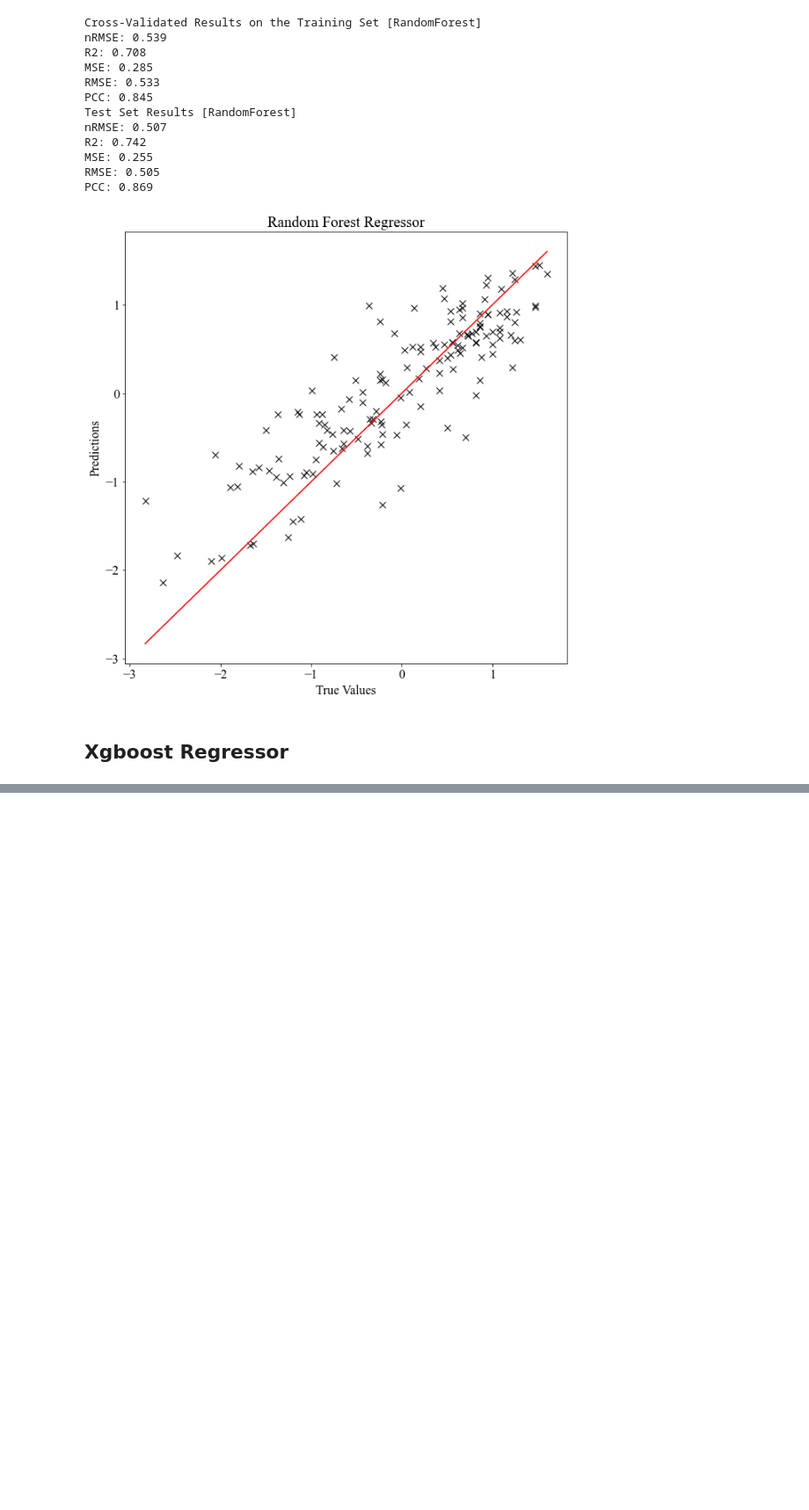
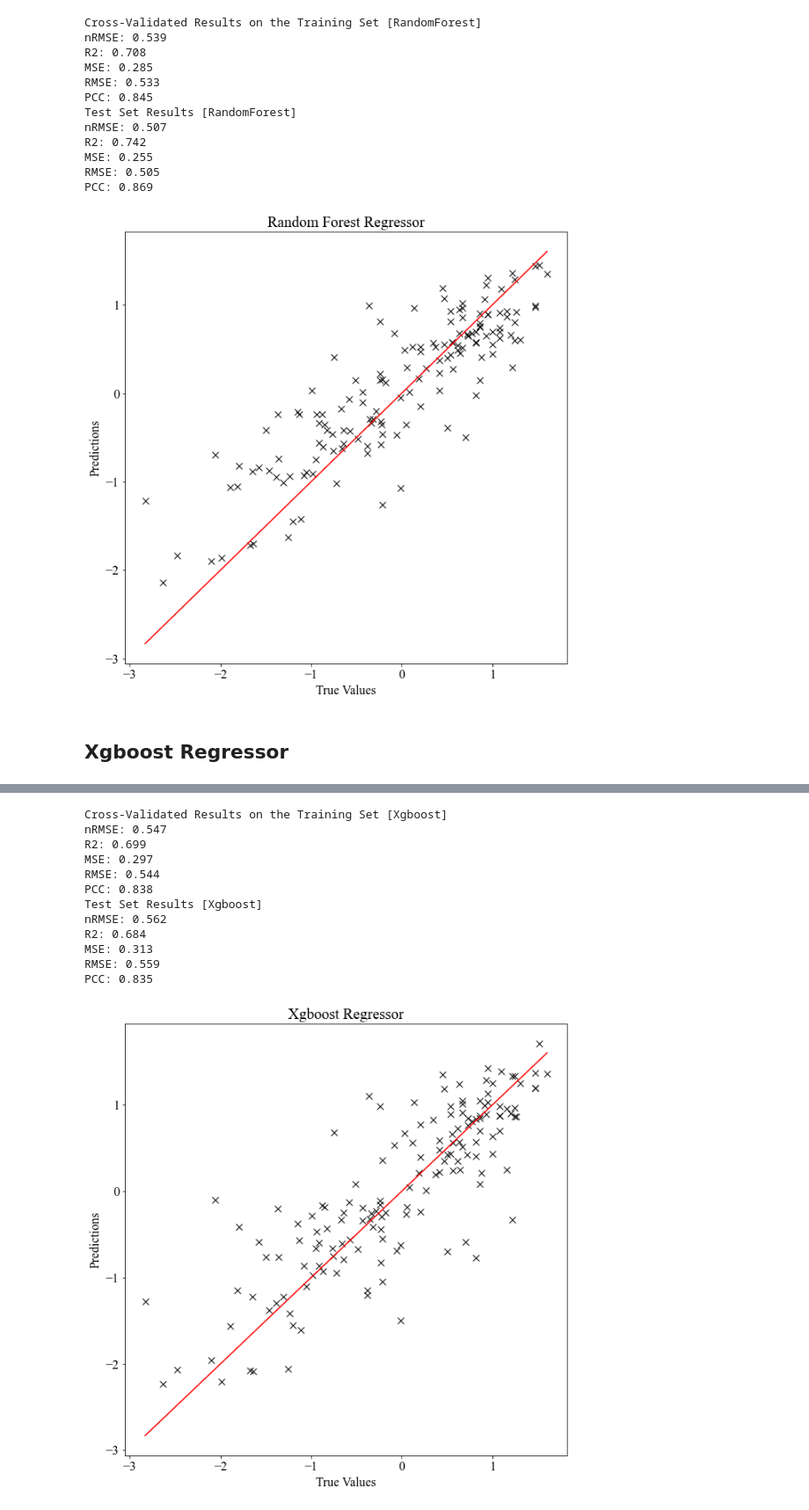
Before and after one commit to CesarAugusto14/QSAR_practice, a Jupyter notebook: ECFP4_random_split_Ensembles.ipynb, the cells around one changed output, grey strips where cells are left out. Shown at 88% size. Saved outputs shown, nothing was run; the diff lists cells and outputs as text; code cells hidden in the pictures; blank space fills up the shorter version.

```diff
--- a/ECFP4_random_split_Ensembles.ipynb
+++ b/ECFP4_random_split_Ensembles.ipynb
@@ -178,0 +196,72 @@ study2.best_params
+# %%
+rkf = RepeatedKFold(n_splits=10, n_repeats=1)
+nrmse_, r2_, mse_, rmse_, pcc_ = [], [], [], [], []
+for train_index, test_index in rkf.split(X_train):
+    x_train_, x_val = X_train.iloc[train_index], X_train.iloc[test_index]
+    y_train_, y_val = y_train[train_index], y_train[test_index]
+    reg2 = xgb.XGBRegressor(n_estimators=850, max_depth=60, learning_rate=0.1)
+    reg.fit(x_train_, y_train_)
+    y_pred = reg.predict(x_val)
+    nrmse, r2, mse, rmse = nRMSE(y_val, y_pred)
+    pcc = np.corrcoef(y_val, y_pred)[0, 1]
+    nrmse_.append(nrmse)
+    r2_.append(r2)
+    mse_.append(mse)
+    rmse_.append(rmse)
+    pcc_.append(pcc)
+# %%
+nrmse_mean = np.mean(nrmse_)
+r2_mean = np.mean(r2_)
+mse_mean = np.mean(mse_)
+rmse_mean = np.mean(rmse_)
+pcc_mean = np.mean(pcc_)
+
+print('Cross-Validated Results on the Training Set [Xgboost]')
+print(f"nRMSE: {nrmse_mean:.3f}")
+print(f"R2: {r2_mean:.3f}")
+print(f"MSE: {mse_mean:.3f}")
+print(f"RMSE: {rmse_mean:.3f}")
+print(f"PCC: {pcc_mean:.3f}")
+
+# Test set:
+reg2 = xgb.XGBRegressor(n_estimators=850, max_depth=60, learning_rate=0.1)
+reg2.fit(X_train, y_train)
+y_pred = reg2.predict(x_test)
+nrmse, r2, mse, rmse = nRMSE(y_test, y_pred)
+pcc = np.corrcoef(y_test, y_pred)[0, 1]
+
+print('Test Set Results [Xgboost]')
+print(f"nRMSE: {nrmse:.3f}")
+print(f"R2: {r2:.3f}")
+print(f"MSE: {mse:.3f}")
+print(f"RMSE: {rmse:.3f}")
+print(f"PCC: {pcc:.3f}")
+
+# Plot predictions vs true values
+plt.figure(figsize=(10, 10))
+plt.plot(y_test, y_pred, 'kx', markersize=8)
+# Plot line
+plt.plot([min(y_test), max(y_test)], [min(y_test), max(y_test)], color='red')
+plt.xlabel('True Values')
+plt.ylabel('Predictions')
+plt.title('Xgboost Regressor')
+
+# Create figures folder
+if not os.path.exists('figures'):
+    os.makedirs('figures')
+plt.savefig('figures/xgb_regression_plot.png')
+plt.show()
+# %% [output]
+Cross-Validated Results on the Training Set [Xgboost]
+nRMSE: 0.547
+R2: 0.699
+MSE: 0.297
+RMSE: 0.544
+PCC: 0.838
+Test Set Results [Xgboost]
+nRMSE: 0.562
+R2: 0.684
+MSE: 0.313
+RMSE: 0.559
+PCC: 0.835
+[figure, added]
```
Also changed, not shown: parts of 1 cell of this notebook, 1 other file.
